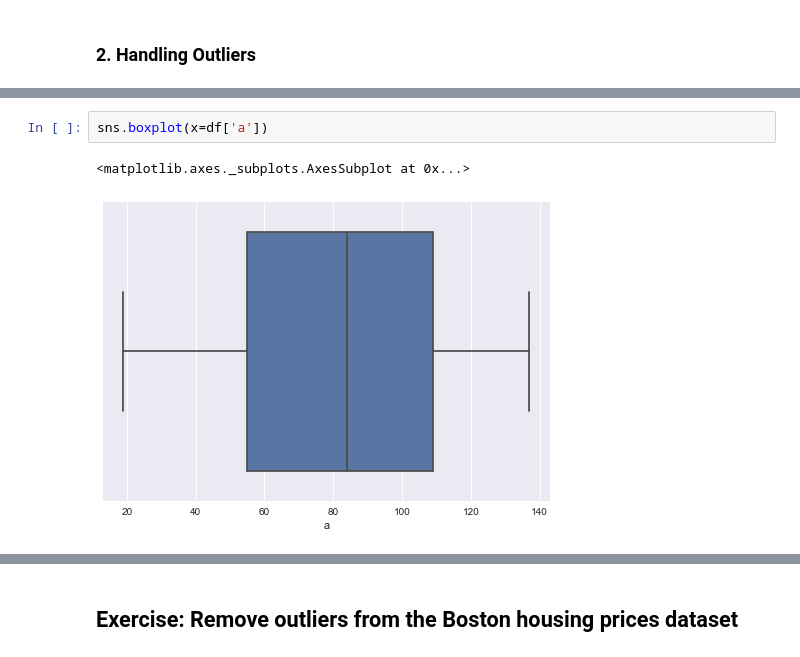
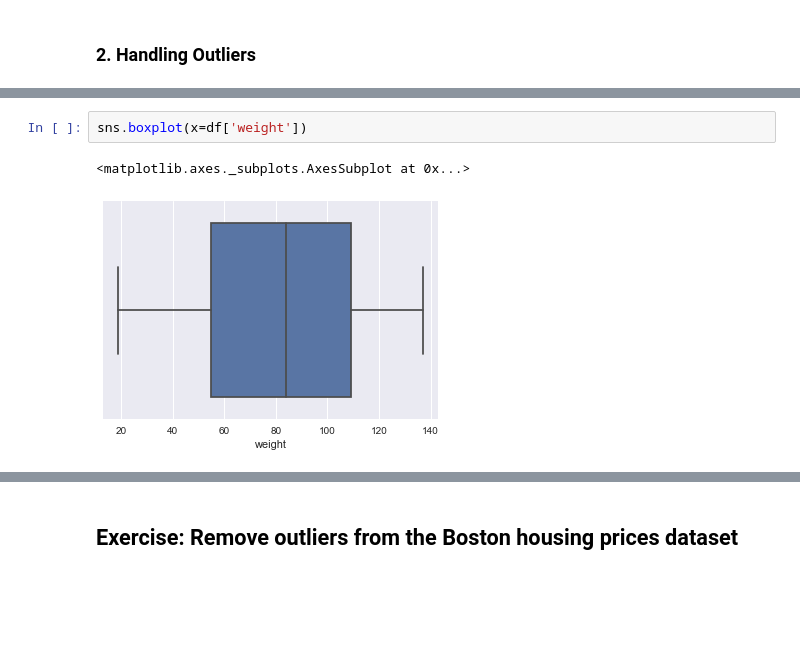
Before and after one commit to hacknairobi/Content, a Jupyter notebook: 1. week one/Day 1.ipynb, the cells around one changed output, grey strips where cells are left out. Cells and saved outputs as stored; diff of their text form; blank space fills up the shorter version.

```diff
--- a/1. week one/Day 1.ipynb
+++ b/1. week one/Day 1.ipynb
@@ -122,5 +103,5 @@ print (df)
 # %%
-sns.boxplot(x=df['a'])
+sns.boxplot(x=df['weight'])
 # %% [output]
 <matplotlib.axes._subplots.AxesSubplot at 0x...>
-[figure, old version]
+[figure, new version]
```
Also changed, not shown: parts of 13 cells of this notebook.
